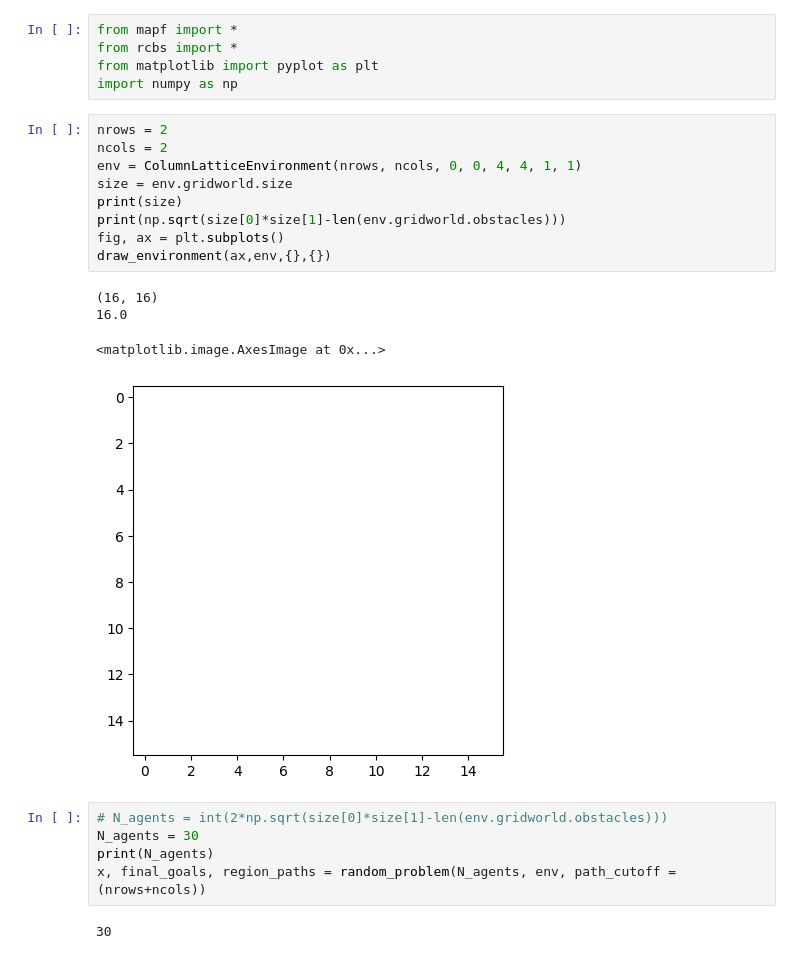
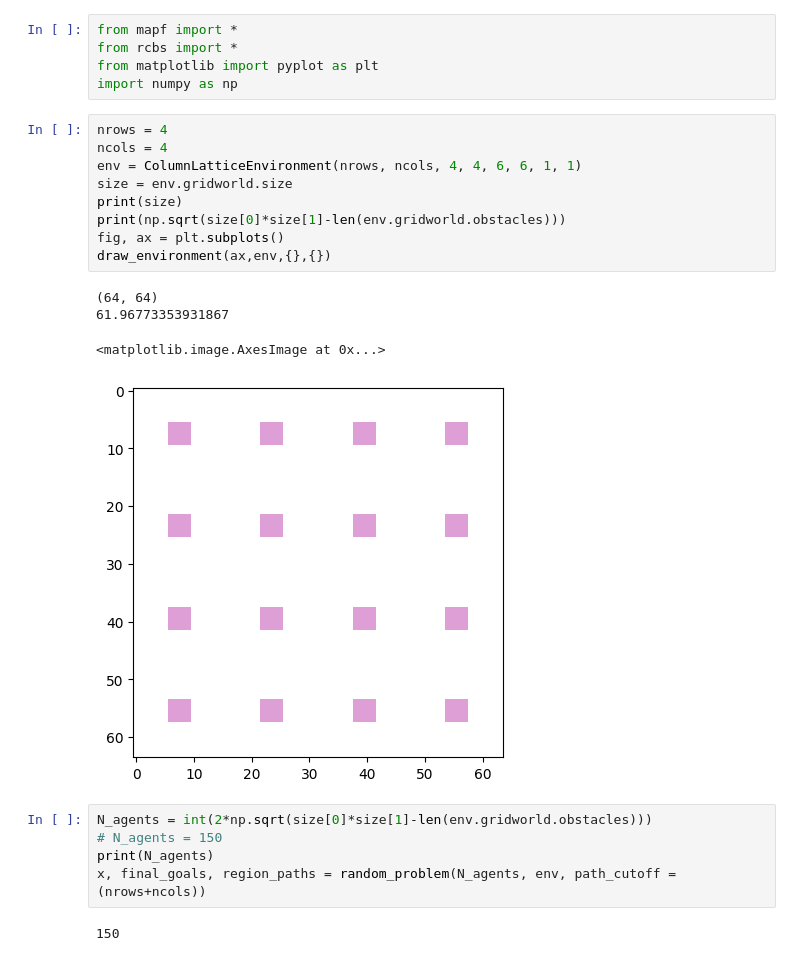
Before and after one commit to JGSuw/multirobot_planning, a Jupyter notebook: cbs/rcbs.ipynb, the cells around one changed output. Saved outputs shown, nothing was run; the diff lists cells and outputs as text.

```diff
--- a/cbs/rcbs.ipynb
+++ b/cbs/rcbs.ipynb
@@ -4,23 +4,23 @@ from rcbs import *
 from matplotlib import pyplot as plt
 import numpy as np
 # %%
-nrows = 2
-ncols = 2
-env = ColumnLatticeEnvironment(nrows, ncols, 0, 0, 4, 4, 1, 1)
+nrows = 4
+ncols = 4
+env = ColumnLatticeEnvironment(nrows, ncols, 4, 4, 6, 6, 1, 1)
 size = env.gridworld.size
 print(size)
 print(np.sqrt(size[0]*size[1]-len(env.gridworld.obstacles)))
 fig, ax = plt.subplots()
 draw_environment(ax,env,{},{})
 # %% [output]
-(16, 16)
-16.0
+(64, 64)
+61.96773353931867
 <matplotlib.image.AxesImage at 0x...>
-[figure, old version]
+[figure, new version]
 # %%
-# N_agents = int(2*np.sqrt(size[0]*size[1]-len(env.gridworld.obstacles)))
-N_agents = 30
+N_agents = int(2*np.sqrt(size[0]*size[1]-len(env.gridworld.obstacles)))
+# N_agents = 150
 print(N_agents)
 x, final_goals, region_paths = random_problem(N_agents, env, path_cutoff = (nrows+ncols))
 # %% [output]
-30
+150
```
Also changed, not shown: parts of 8 cells of this notebook, 1 other file.
